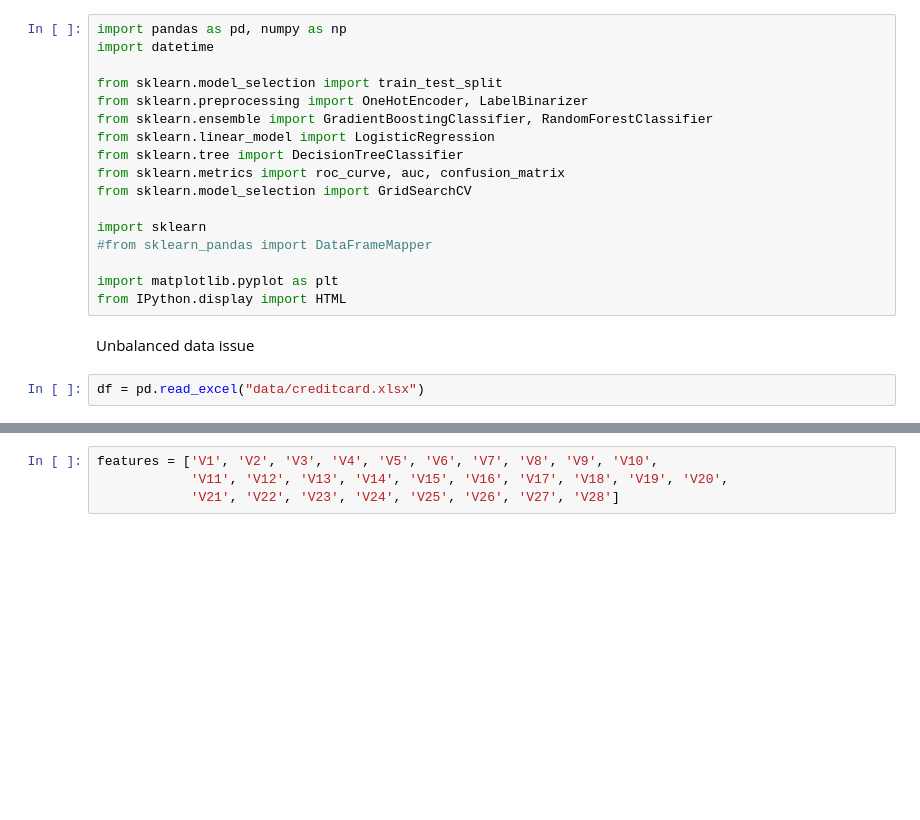
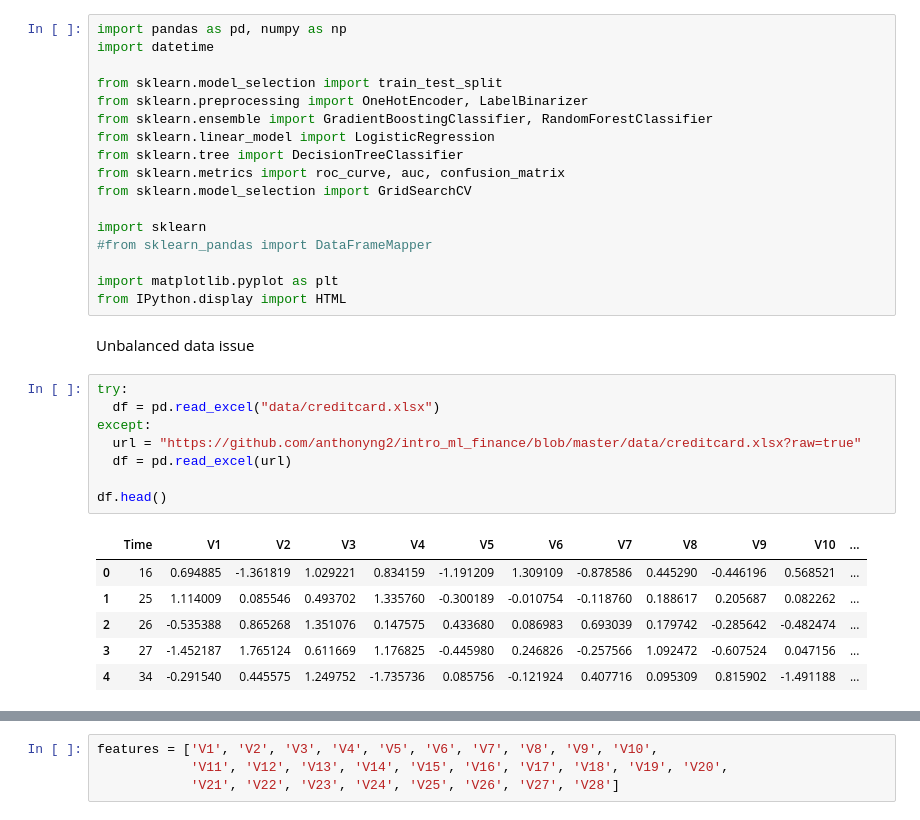
Before and after one commit to anthonyng2/intro_ml_finance, a Jupyter notebook: Fraud Detection.ipynb, the cells around one changed output, grey strips where cells are left out. Drawn from its saved outputs; the diff is of its cells as text; blank space fills up the shorter version.

```diff
--- a/Fraud Detection.ipynb
+++ b/Fraud Detection.ipynb
@@ -22,8 +22,21 @@ import matplotlib.pyplot as plt
 from IPython.display import HTML
 # %% [markdown]
 Unbalanced data issue
-# %%
-df = pd.read_excel("data/creditcard.xlsx")
+# %%
+try:
+  df = pd.read_excel("data/creditcard.xlsx")
+except:
+  url = "https://github.com/anthonyng2/intro_ml_finance/blob/master/data/creditcard.xlsx?raw=true"
+  df = pd.read_excel(url)
+
+df.head()
+# %% [output]
+|  | Time | V1 | V2 | V3 | V4 | V5 | V6 | V7 | V8 | V9 | V10 | ... |
+| 0 | 16 | 0.694885 | -1.361819 | 1.029221 | 0.834159 | -1.191209 | 1.309109 | -0.878586 | 0.445290 | -0.446196 | 0.568521 | ... |
+| 1 | 25 | 1.114009 | 0.085546 | 0.493702 | 1.335760 | -0.300189 | -0.010754 | -0.118760 | 0.188617 | 0.205687 | 0.082262 | ... |
+| 2 | 26 | -0.535388 | 0.865268 | 1.351076 | 0.147575 | 0.433680 | 0.086983 | 0.693039 | 0.179742 | -0.285642 | -0.482474 | ... |
+| 3 | 27 | -1.452187 | 1.765124 | 0.611669 | 1.176825 | -0.445980 | 0.246826 | -0.257566 | 1.092472 | -0.607524 | 0.047156 | ... |
+| 4 | 34 | -0.291540 | 0.445575 | 1.249752 | -1.735736 | 0.085756 | -0.121924 | 0.407716 | 0.095309 | 0.815902 | -1.491188 | ... |
 # %%
 df.head()
 # %% [output]
```
Also changed, not shown: parts of 8 cells of this notebook.
